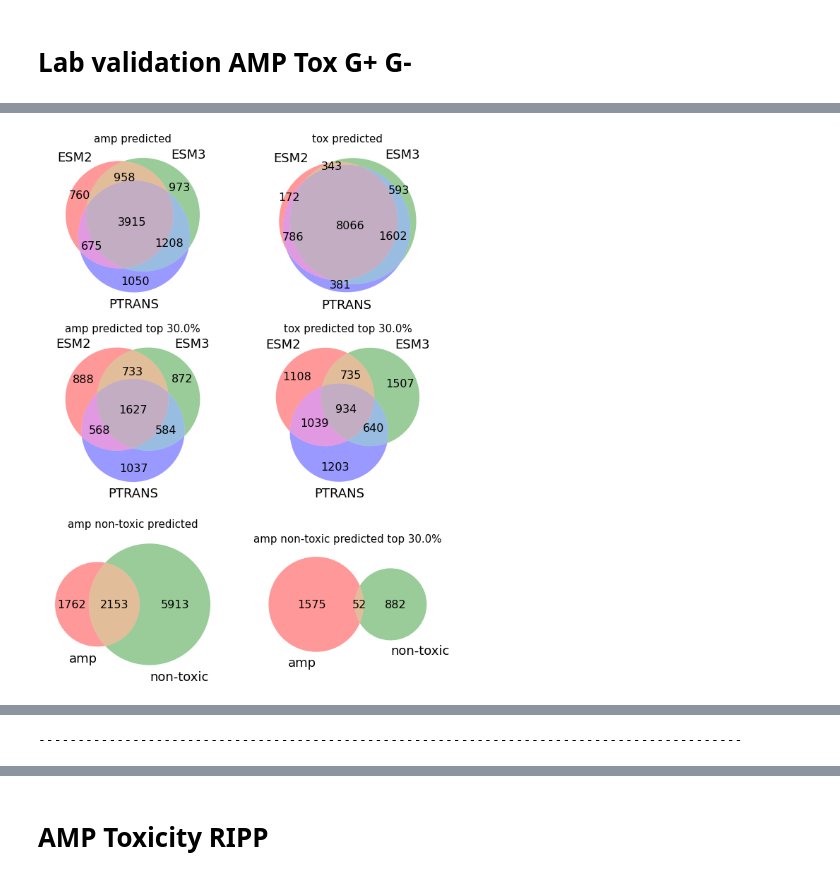
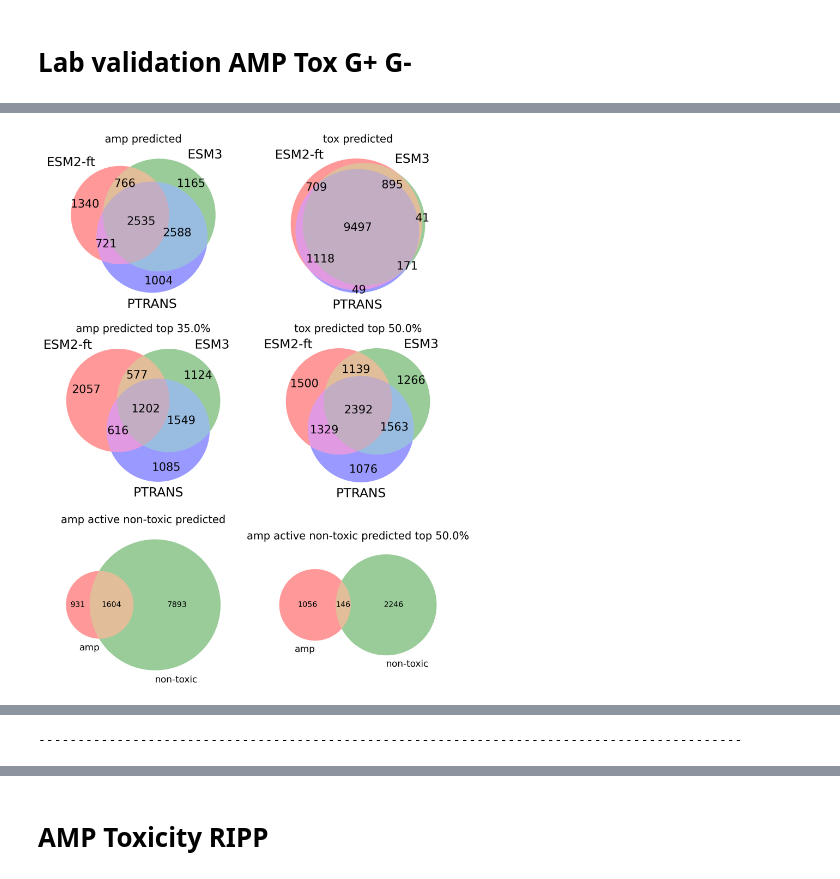
Before and after one commit to BGI-METAI/Metagenome-AI, a Jupyter notebook: notebooks/amp_tox_ripp.ipynb, the cells around one changed output, grey strips where cells are left out. Cells and saved outputs as stored; diff of their text form; code cells hidden in the pictures.

Commit message:
Selection of peptides venn4.

```diff
--- a/notebooks/amp_tox_ripp.ipynb
+++ b/notebooks/amp_tox_ripp.ipynb
@@ -13,72 +14,87 @@ import numpy as np
 # Get data file names
 path = '../data/predictions/ripp_lab_validation/'
 filenames = glob.glob(path + "*.tsv")
+top_percs = {'amp': 0.35, 'G+': 0.3, 'G-':0.7, 'tox': 0.50}
+intersect_4 = False  # If true uses all 4 models, if false use ESM3, ESM2-ft and PTRANS
 
-dfs_raw = {'ESM2': dict(), 'ESM3': dict(), 'PTRANS': dict()}
-dfs = {'ESM2': dict(), 'ESM3': dict(), 'PTRANS': dict()}
-sets = {'ESM2': dict(), 'ESM3': dict(), 'PTRANS': dict()}
+# dfs_raw = {'ESM2': dict(), 'ESM3': dict(), 'PTRANS': dict(), 'ESM2-ft': dict()}
+# dfs = {'ESM2': dict(), 'ESM3': dict(), 'PTRANS': dict(), 'ESM2-ft': dict()}
+# sets = {'ESM2': dict(), 'ESM3': dict(), 'PTRANS': dict(), 'ESM2-ft': dict()}
+# dfs_top_perc = {'ESM2': dict(), 'ESM3': dict(), 'PTRANS': dict(), 'ESM2-ft': dict()}
+# sets_top_perc = {'ESM2': dict(), 'ESM3': dict(), 'PTRANS': dict(), 'ESM2-ft': dict()}
 
-top_perc = 0.30
+dfs_raw = {'amp': dict(), 'G+':dict(), 'G-':dict(), 'tox': dict()}
+dfs = {'amp': dict(), 'G+':dict(), 'G-':dict(), 'tox': dict()}
+sets = {'amp': dict(), 'G+':dict(), 'G-':dict(), 'tox': dict()}
+dfs_top_perc = {'amp': dict(), 'G+':dict(), 'G-':dict(), 'tox': dict()}
+sets_top_perc = {'amp': dict(), 'G+':dict(), 'G-':dict(), 'tox': dict()}
 
-dfs_top_perc = {'ESM2': dict(), 'ESM3': dict(), 'PTRANS': dict()}
-sets_top_perc = {'ESM2': dict(), 'ESM3': dict(), 'PTRANS': dict()}
+
 for filename in filenames:
     model = os.path.basename(filename).split('_')[0]
     ds = os.path.basename(filename).split('_')[1]
     df = pd.read_csv(filename, sep='\t')
-    size_top_perc = int(len(df) * top_perc)
-    dfs_raw[model][ds] = df.copy()
+    size_top_perc = int(len(df) * top_percs[ds])
+    dfs_raw[ds][model] = df.copy()
     if ds == 'tox':
         df = df[df['prediction'] == 0]  # Keep only non-toxic
     else:
         df = df[df['prediction'] == 1]  # Keep only AMP active
-    dfs[model][ds] = df
-    sets[model][ds] = set(df['protein_id'].values)
+
+    dfs[ds][model] = df
+    sets[ds][model] = set(df['protein_id'].values)
 
     df = df.sort_values(by='probability', ascending=False)
     df = df.iloc[:size_top_perc, :]
 
-    dfs_top_perc[model][ds] = df
-    sets_top_perc[model][ds] = set(df['protein_id'].values)
+    dfs_top_perc[ds][model] = df
+    sets_top_perc[ds][model] = set(df['protein_id'].values)
 
-    cnt = Counter(dfs_raw[model][ds]['prediction'])
+    cnt = Counter(dfs_raw[ds][model]['prediction'])
     print(f'{model} {ds}: {dict(cnt)}')
 
 for amp_ds in ['amp', 'G+', 'G-']:
-    for_lab = set(dfs_raw['ESM2']['tox']['protein_id'].values)  # Get all protein IDs
-    for_lab_top_perc = for_lab.copy()
-    for ds in ['tox', amp_ds]:
-        for_lab = for_lab.intersection(sets['ESM2'][ds].intersection(sets['ESM3'][ds]).intersection(sets['PTRANS'][ds]))
-        for_lab_top_perc = for_lab_top_perc.intersection(sets_top_perc['ESM2'][ds].intersection(sets_top_perc['ESM3'][ds]).intersection(sets_top_perc['PTRANS'][ds]))
+    if intersect_4:
+        amp_active = set.intersection(*list(sets[amp_ds].values()))
+        non_toxic = set.intersection(*list(sets['tox'].values()))
+        amp_active_top = set.intersection(*list(sets_top_perc[amp_ds].values()))
+        non_toxic_top = set.intersection(*list(sets_top_perc['tox'].values()))
+    else:
+        amp_active = set.intersection(*[sets[amp_ds]['ESM2-ft'], sets[amp_ds]['ESM3'], sets[amp_ds]['PTRANS']])
+        non_toxic = set.intersection(*[sets['tox']['ESM2-ft'], sets['tox']['ESM3'], sets['tox']['PTRANS']])
+        amp_active_top = set.intersection(*[sets_top_perc[amp_ds]['ESM2-ft'], sets_top_perc[amp_ds]['ESM3'], sets_top_perc[amp_ds]['PTRANS']])
+        non_toxic_top = set.intersection(*[sets_top_perc['tox']['ESM2-ft'], sets_top_perc['tox']['ESM3'], sets_top_perc['tox']['PTRANS']])
 
-    print(f'Top {int(top_perc * 100)}% ({len(sets_top_perc[model][ds])} peptides) in {model} {ds}')
-    print(f'AMP active and non-toxic predicted by ESM2 and ESM3: {len(for_lab)}')
-    print(f'AMP active and non-toxic predicted by ESM2 and ESM3 within top {top_perc * 100}% ({len(sets_top_perc[model][ds])} peptides from each): {len(for_lab_top_perc)}')
+
+    for_lab = amp_active.intersection(non_toxic)
+    for_lab_top_perc = amp_active_top.intersection(non_toxic_top)
+
+    print(f'Top {int(top_percs[amp_ds] * 100)}% ({len(sets_top_perc[amp_ds][model])} peptides) in {amp_ds}')
+    print(f'AMP active and non-toxic predicted by models: {len(for_lab)}')
+    print(f'AMP active and non-toxic predicted by models within top {top_percs[amp_ds] * 100}% ({len(sets_top_perc[amp_ds][model])} peptides from each): {len(for_lab_top_perc)}')
 
     fig, axs = plt.subplots(nrows=3, ncols=2, figsize=(10, 14))
     for ind_st, st in enumerate([sets, sets_top_perc]):
         for ind, ds in enumerate([amp_ds, 'tox']):
-#             venn = venn2([st['ESM2'][ds], st['ESM3'][ds]], set_labels=tuple(st.keys()), ax=axs[ind_st][ind])
-            venn = venn3([st['ESM2'][ds], st['ESM3'][ds], st['PTRANS'][ds]], set_labels=tuple(st.keys()), ax=axs[ind_st][ind])
+#             venn = venn2([st[ds]['ESM2'], st[ds]['ESM3']], set_labels=tuple('ESM2', 'ESM3'), ax=axs[ind_st][ind])
+            if intersect_4:
+                venn = venny4py(sets=st[ds], asax=axs[ind_st][ind])
+            else:
+                venn = venn3([st[ds]['ESM2-ft'], st[ds]['ESM3'], st[ds]['PTRANS']], set_labels=('ESM2-ft', 'ESM3', 'PTRANS'), ax=axs[ind_st][ind])
+                for text in venn.set_labels:
+                    text.set_fontsize(18)
+                for text in venn.subset_labels:
+                    text.set_fontsize(16)
+            axs[ind_st][ind].set_title(f"{ds} predicted" + ((f' top {top_percs[ds]*100}%') if ind_st > 0 else ''), size=15)
 
-            for text in venn.set_labels:
-                text.set_fontsize(18)
-            for text in venn.subset_labels:
-                text.set_fontsize(16)
-            axs[ind_st][ind].set_title(f"{ds} predicted" + (f' top {top_perc*100}%' if ind_st > 0 else ''), size=15)
-
-
-    for ind, st in enumerate([sets, sets_top_perc]):
-#         venn = venn2([st['ESM2']['amp'].intersection(st['ESM3']['amp']),
-#                       st['ESM2']['tox'].intersection(st['ESM3']['tox'])], set_labels=tuple([amp_ds, 'non-toxic']), ax=axs[2][ind])
-        venn = venn2([st['ESM2'][amp_ds].intersection(st['ESM3'][amp_ds]).intersection(st['PTRANS'][amp_ds]),
-                      st['ESM2']['tox'].intersection(st['ESM3']['tox']).intersection(st['PTRANS']['tox'])], set_labels=tuple([amp_ds, 'non-toxic']), ax=axs[2][ind])
-
+    for ind, (act, tox) in enumerate(zip([amp_active, amp_active_top], [non_toxic, non_toxic_top])):
+        venn = venn2([act, tox], set_labels=tuple([amp_ds, 'non-toxic']), ax=axs[2][ind])
         for text in venn.set_labels:
-            text.set_fontsize(18)
+            text.set_fontsize(13)
         for text in venn.subset_labels:
-            text.set_fontsize(16)
-        axs[2][ind].set_title(f"amp non-toxic predicted" + (f' top {top_perc*100}%' if ind > 0 else ''), size=15)
+            if text:
+                text.set_fontsize(11)
+        axs[2][ind].set_title(f"{amp_ds} active non-toxic predicted" + ((f' top {top_perc*100}%') if ind > 0 else ''), size=15)
 
 #     plt.savefig(f'{amp_ds}_tox_ripp_venn.png', dpi=150, bbox_inches='tight')
     plt.show()
@@ -107,2 +127,2 @@ AMP active and non-toxic predicted by ESM2 and ESM3 within top 30.0% (3816 pepti
-[figure, old version]
+[figure, new version]
 ------------------------------------------------------------------------------------------
```
Also changed, not shown: parts of 3 cells of this notebook.
